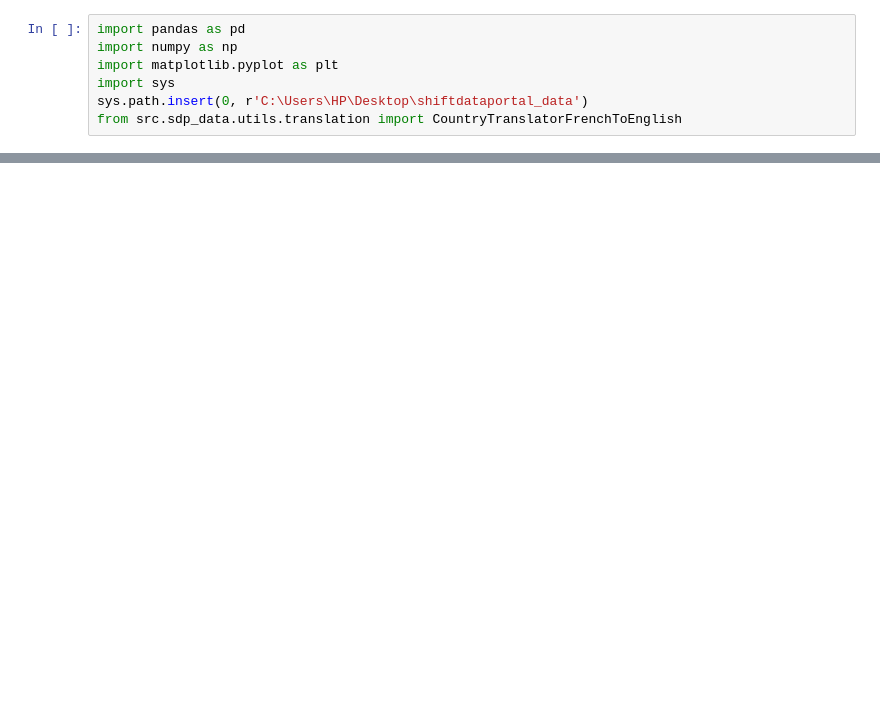
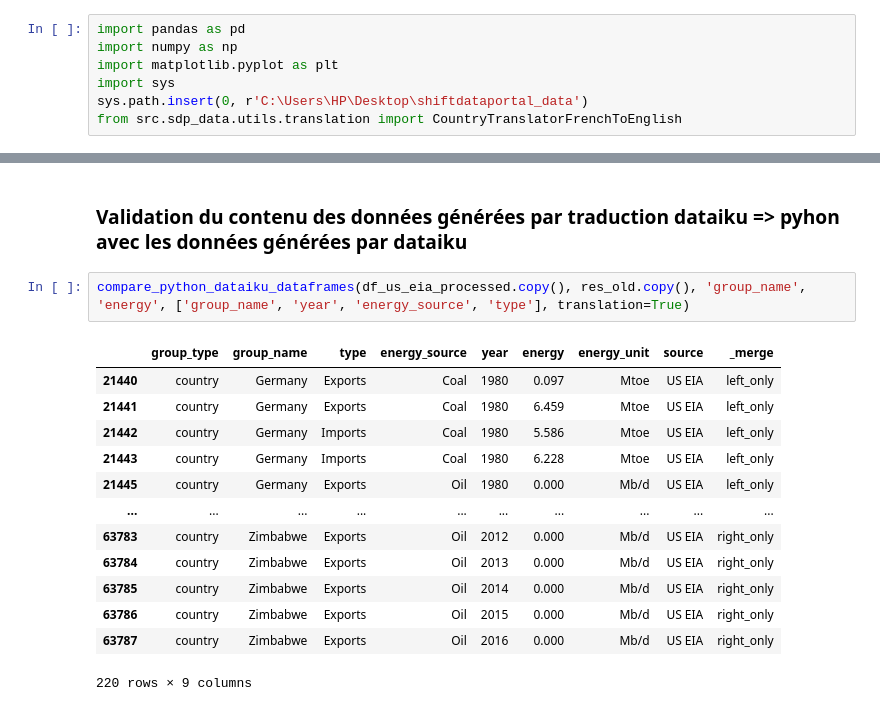
Before and after one commit to dataforgoodfr/shiftdataportal_data, a Jupyter notebook: notebooks/fossil_import_export_project/Fossil_Import_Export_new.ipynb, the cells around one changed output, grey strips where cells are left out. Saved outputs shown, nothing was run; the diff lists cells and outputs as text; blank space fills up the shorter version.

```diff
--- a/notebooks/fossil_import_export_project/Fossil_Import_Export_new.ipynb
+++ b/notebooks/fossil_import_export_project/Fossil_Import_Export_new.ipynb
@@ -107,0 +286,18 @@ res_old
+# %% [markdown]
+### Validation du contenu des données générées par traduction dataiku => pyhon avec les données générées par dataiku
+# %%
+compare_python_dataiku_dataframes(df_us_eia_processed.copy(), res_old.copy(), 'group_name', 'energy', ['group_name', 'year', 'energy_source', 'type'], translation=True)
+# %% [output]
+|  | group_type | group_name | type | energy_source | year | energy | energy_unit | source | _merge |
+| 21440 | country | Germany | Exports | Coal | 1980 | 0.097 | Mtoe | US EIA | left_only |
+| 21441 | country | Germany | Exports | Coal | 1980 | 6.459 | Mtoe | US EIA | left_only |
+| 21442 | country | Germany | Imports | Coal | 1980 | 5.586 | Mtoe | US EIA | left_only |
+| 21443 | country | Germany | Imports | Coal | 1980 | 6.228 | Mtoe | US EIA | left_only |
+| 21445 | country | Germany | Exports | Oil | 1980 | 0.000 | Mb/d | US EIA | left_only |
+| ... | ... | ... | ... | ... | ... | ... | ... | ... | ... |
+| 63783 | country | Zimbabwe | Exports | Oil | 2012 | 0.000 | Mb/d | US EIA | right_only |
+| 63784 | country | Zimbabwe | Exports | Oil | 2013 | 0.000 | Mb/d | US EIA | right_only |
+| 63785 | country | Zimbabwe | Exports | Oil | 2014 | 0.000 | Mb/d | US EIA | right_only |
+| 63786 | country | Zimbabwe | Exports | Oil | 2015 | 0.000 | Mb/d | US EIA | right_only |
+| 63787 | country | Zimbabwe | Exports | Oil | 2016 | 0.000 | Mb/d | US EIA | right_only |
+220 rows × 9 columns
```
Also changed, not shown: parts of 55 cells of this notebook.
